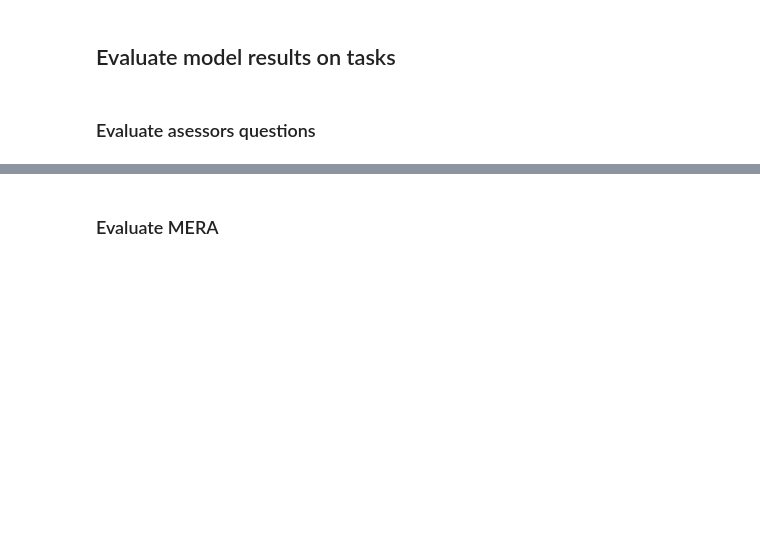
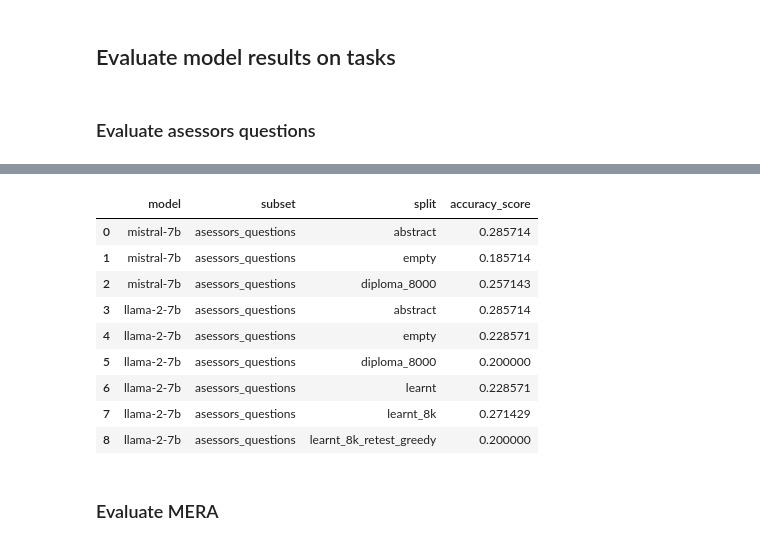
Before and after one commit to DenisovNikita/long_context_LLMs, a Jupyter notebook: src/notebooks/metrics_calculation/evaluate_model_on_all_metrics.ipynb, the cells around one changed output, grey strips where cells are left out. Drawn from its saved outputs; the diff is of its cells as text; code cells hidden in the pictures; blank space fills up the shorter version.

```diff
--- a/src/notebooks/metrics_calculation/evaluate_model_on_all_metrics.ipynb
+++ b/src/notebooks/metrics_calculation/evaluate_model_on_all_metrics.ipynb
@@ -183,10 +228,14 @@ new_df
 # %%
+from mera_helpers import construct_prompt
+from llm_helpers import calculate_token_interest_probs, get_answer
+
+
 with open(ARTIFACTS_DIR_PATH.joinpath("datasets/diplomas_asessors_questions/mcs_df_human_filled_processed.json"), "r") as f:
-    dataset = json.load(f)
+    asessors_dataset = json.load(f)
 
 a_list = []
 probs_list = []
-for row in tqdm(dataset[:first_k], desc="Rows..."):
+for row in tqdm(asessors_dataset[:first_k], desc="Rows..."):
     x = copy.deepcopy(row)
     x['inputs']['context'] = new_df[MODEL_EXPERIMENT_NAME].loc[int(x['meta']['id'])] # df["diploma"].iloc[int(x['meta']['id'])]
     q = construct_prompt(x)
@@ -209,23 +258,34 @@ with open(metric_dir_path.joinpath("answers.jsonl"), "w") as f:
 # %%
 rows = []
 pred_by_model = dict()
 for baseline_model in HUGGINFACE_BASELINE_MODELS:
     splits = ["abstract", "empty", "diploma"]
     if baseline_model == LLAMA_2_7B:
         splits.extend(["learnt", "learnt_8k", MODEL_EXPERIMENT_NAME])
     for split in splits:
         metric_path = ARTIFACTS_DIR_PATH.joinpath(f"metrics/diplomas_asessors_questions/{split}/{baseline_model}/") # get_metric_dir_path(baseline_model, subset, name, split)
         with open(metric_path.joinpath("answers.jsonl"), "r") as f:
             answers = json.load(f)
         pred = [x["answer"] for x in answers[:first_k]]
         pred_by_model[f"{split}_{baseline_model}"] = pred
-        true = [x["outputs"] for x in dataset[:first_k]]
+        true = [x["outputs"] for x in asessors_dataset[:first_k]]
         rows.append({
             "model": baseline_model,
             "subset": "asessors_questions",
             "split": f"{split}_8000" if split == "diploma" else split,
             "accuracy_score": accuracy_score(true, pred),
         })
-df = pd.DataFrame(rows)
-df
+asessors_df = pd.DataFrame(rows)
+asessors_df
+# %% [output]
+|  | model | subset | split | accuracy_score |
+| 0 | mistral-7b | asessors_questions | abstract | 0.285714 |
+| 1 | mistral-7b | asessors_questions | empty | 0.185714 |
+| 2 | mistral-7b | asessors_questions | diploma_8000 | 0.257143 |
+| 3 | llama-2-7b | asessors_questions | abstract | 0.285714 |
+| 4 | llama-2-7b | asessors_questions | empty | 0.228571 |
+| 5 | llama-2-7b | asessors_questions | diploma_8000 | 0.200000 |
+| 6 | llama-2-7b | asessors_questions | learnt | 0.228571 |
+| 7 | llama-2-7b | asessors_questions | learnt_8k | 0.271429 |
+| 8 | llama-2-7b | asessors_questions | learnt_8k_retest_greedy | 0.200000 |
 # %%
```
Also changed, not shown: parts of 7 cells of this notebook, 15 other files.
